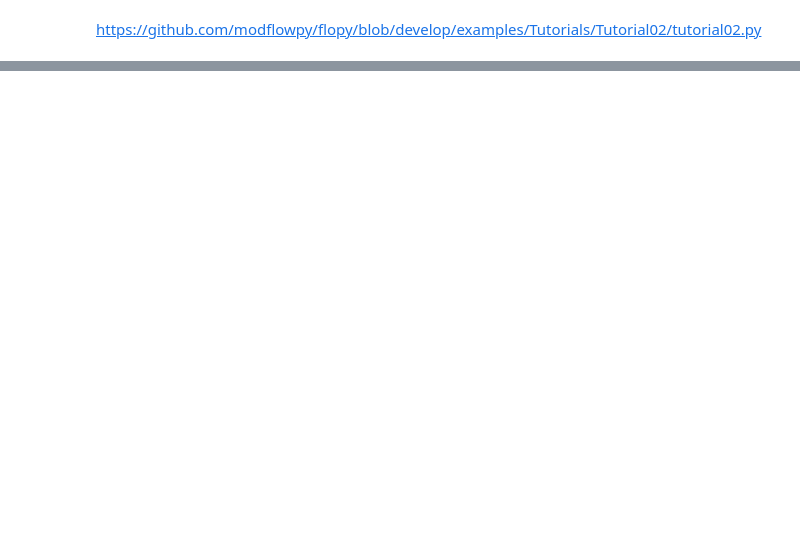
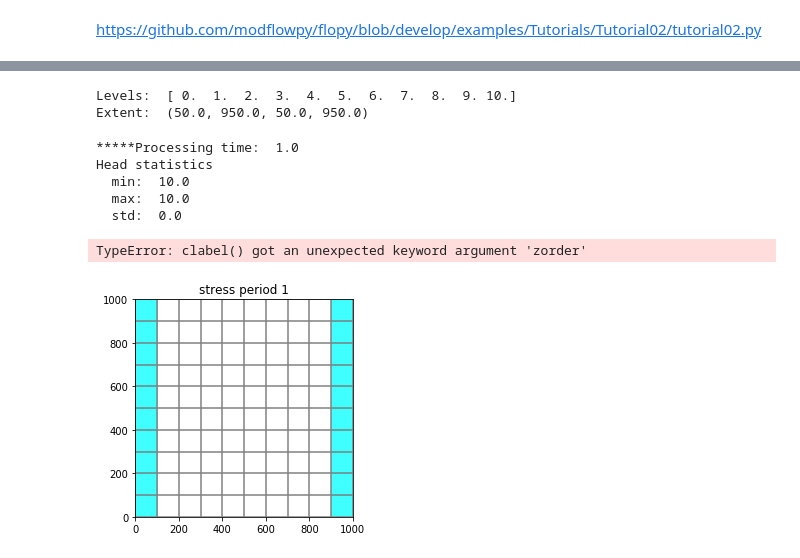
Before and after one commit to chelspeters7/DelawareStream, a Jupyter notebook: FloPy/Tutorial 02.ipynb, the cells around one changed output, grey strips where cells are left out. Cells and saved outputs as stored; diff of their text form; code cells hidden in the pictures; blank space fills up the shorter version.

```diff
--- a/FloPy/Tutorial 02.ipynb
+++ b/FloPy/Tutorial 02.ipynb
@@ -136,0 +155,65 @@ Exception: MODFLOW did not terminate normally.
+# %%
+# Create the headfile and budget file objects
+headobj = bf.HeadFile(wspath+modelname+'.hds')
+times = headobj.get_times()
+cbb = bf.CellBudgetFile(wspath+modelname+'.cbc')
+# %%
+# Setup contour parameters
+levels = np.linspace(0, 10, 11)
+extent = (delr/2., Lx - delr/2., delc/2., Ly - delc/2.)
+print('Levels: ', levels)
+print('Extent: ', extent)
+# %% [output]
+Levels:  [ 0.  1.  2.  3.  4.  5.  6.  7.  8.  9. 10.]
+Extent:  (50.0, 950.0, 50.0, 950.0)
+# %%
+# Well point
+wpt = ((float(ncol/2)-0.5)*delr, (float(nrow/2-1)+0.5)*delc)
+wpt = (450., 550.)
+# %%
+# Make the plots
+mytimes = [1.0, 101.0, 201.0]
+for iplot, time in enumerate(mytimes):
+    print('*****Processing time: ', time)
+    head = headobj.get_data(totim=time)
+    #Print statistics
+    print('Head statistics')
+    print('  min: ', head.min())
+    print('  max: ', head.max())
+    print('  std: ', head.std())
+
+    # Extract flow right face and flow front face
+    frf = cbb.get_data(text='FLOW RIGHT FACE', totim=time)[0]
+    fff = cbb.get_data(text='FLOW FRONT FACE', totim=time)[0]
+
+    #Create the plot
+    #plt.subplot(1, len(mytimes), iplot + 1, aspect='equal')
+    plt.subplot(1, 1, 1, aspect='equal')
+    plt.title('stress period ' + str(iplot + 1))
+
+
+    modelmap = flopy.plot.ModelMap(model=mf, layer=0)
+    qm = modelmap.plot_ibound()
+    lc = modelmap.plot_grid()
+    qm = modelmap.plot_bc('GHB', alpha=0.5)
+    cs = modelmap.contour_array(head, levels=levels)
+    plt.clabel(cs, inline=1, fontsize=10, fmt='%1.1f', zorder=11)
+    quiver = modelmap.plot_discharge(frf, fff, head=head)
+
+
+    mfc = 'None'
+    if (iplot+1) == len(mytimes):
+        mfc='black'
+    plt.plot(wpt[0], wpt[1], lw=0, marker='o', markersize=8,
+             markeredgewidth=0.5,
+             markeredgecolor='black', markerfacecolor=mfc, zorder=9)
+    plt.text(wpt[0]+25, wpt[1]-25, 'well', size=12, zorder=12)
+    plt.savefig('tutorial2-{}.png'.format(iplot))
+# %% [output]
+*****Processing time:  1.0
+Head statistics
+  min:  10.0
+  max:  10.0
+  std:  0.0
+TypeError: clabel() got an unexpected keyword argument 'zorder'
+[figure, added]
```
Also changed, not shown: parts of 9 cells of this notebook, 24 other files.
